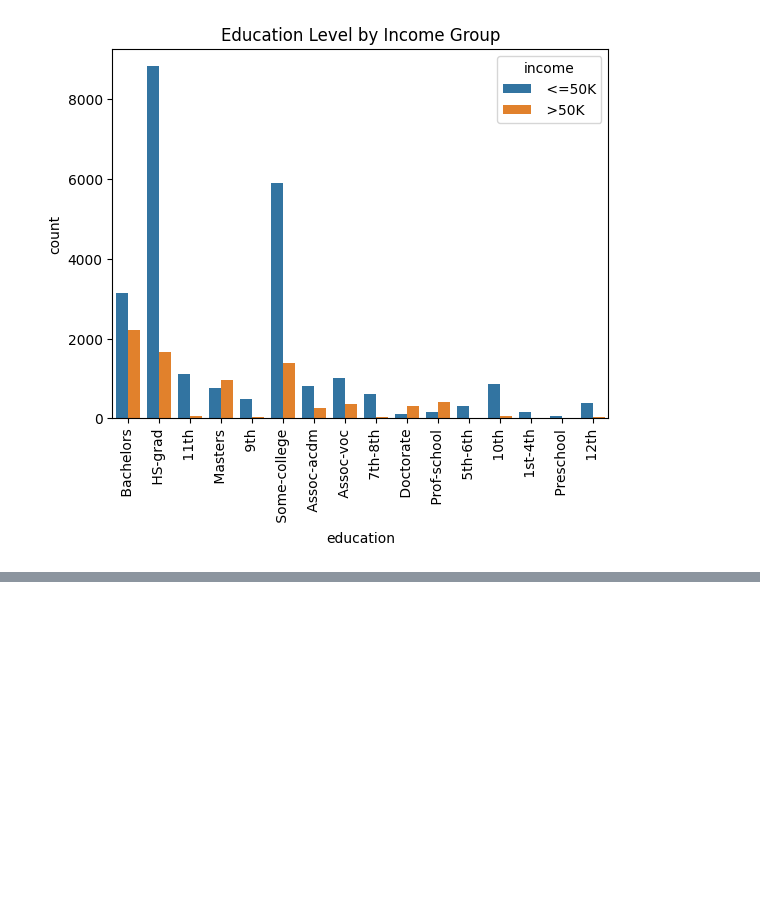
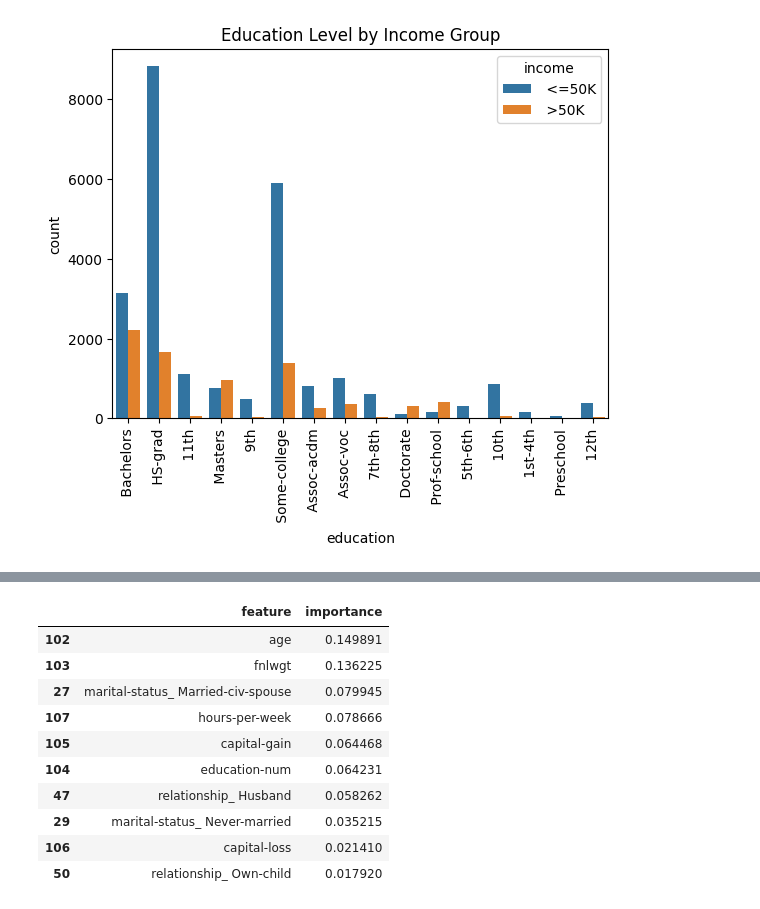
Before and after one commit to bellamccarty/GSB-545, a Jupyter notebook: Lab03/Lab03.ipynb, the cells around one changed output, grey strips where cells are left out. Cells and saved outputs as stored; diff of their text form; code cells hidden in the pictures; blank space fills up the shorter version.

Commit message:
Week 5 Push

```diff
--- a/Lab03/Lab03.ipynb
+++ b/Lab03/Lab03.ipynb
@@ -180,0 +230,13 @@ This suggests that **higher education increases the likelihood of earning more**
+# %%
+# Build preprocessor
+preprocessor = ColumnTransformer(transformers=[
+    ("cat", OneHotEncoder(handle_unknown="ignore"), categorical_cols),
+    ("num", StandardScaler(), numerical_cols)
+])
+
+X_train, X_test, y_train, y_test = train_test_split(
+    X, y, test_size=0.2, random_state=42, stratify=y  # stratify for balanced target
+)
+
+print(f"Training data shape: {X_train.shape}")
+print(f"Test data shape: {X_test.shape}")
@@ -180,0 +395,39 @@ This suggests that **higher education increases the likelihood of earning more**
+# %%
+# Get the best Random Forest model
+best_rf = rf_grid.best_estimator_
+
+# Get feature names after preprocessing
+# This is a little tricky because one-hot encoding creates new feature names
+# But we can handle it like this:
+ohe = best_rf.named_steps['preprocessor'].named_transformers_['cat']
+encoded_cat_features = ohe.get_feature_names_out(categorical_cols)
+
+# Combine numerical and categorical feature names
+feature_names = np.concatenate([encoded_cat_features, numerical_cols])
+
+# Now get importances
+importances = best_rf.named_steps['model'].feature_importances_
+
+# Create a DataFrame for easy viewing
+feature_importance_df = pd.DataFrame({
+    'feature': feature_names,
+    'importance': importances
+})
+
+# Sort by importance
+feature_importance_df = feature_importance_df.sort_values(by='importance', ascending=False)
+
+# Display top 10 important features
+feature_importance_df.head(10)
+# %% [output]
+|  | feature | importance |
+| 102 | age | 0.149891 |
+| 103 | fnlwgt | 0.136225 |
+| 27 | marital-status_ Married-civ-spouse | 0.079945 |
+| 107 | hours-per-week | 0.078666 |
+| 105 | capital-gain | 0.064468 |
+| 104 | education-num | 0.064231 |
+| 47 | relationship_ Husband | 0.058262 |
+| 29 | marital-status_ Never-married | 0.035215 |
+| 106 | capital-loss | 0.021410 |
+| 50 | relationship_ Own-child | 0.017920 |
```
Also changed, not shown: parts of 32 cells of this notebook, 1 other file.
